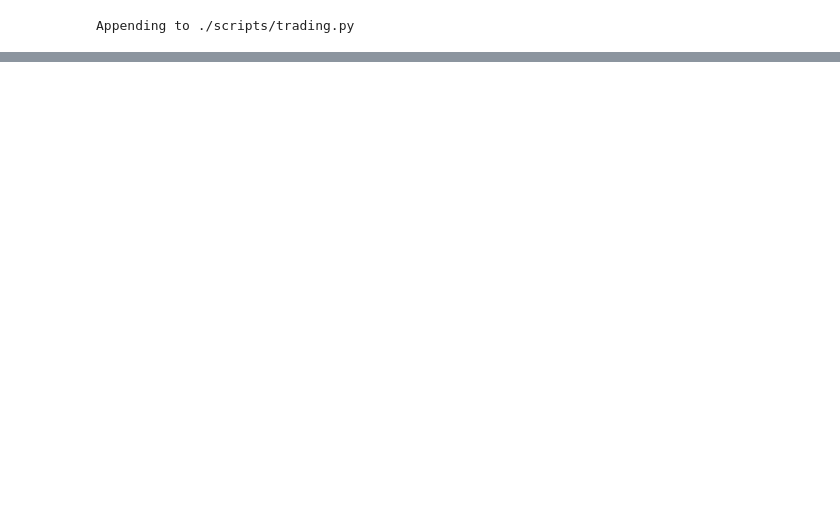
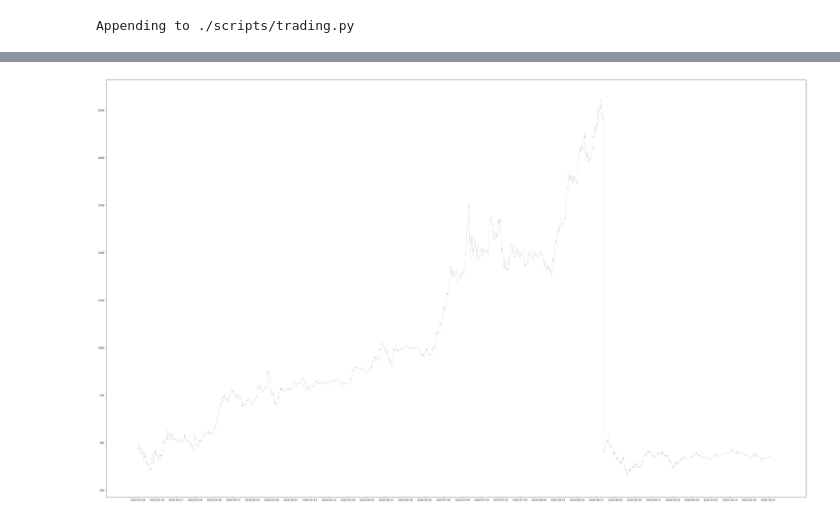
Before and after one commit to AutoBuySell/Manual_algorithm, a Jupyter notebook: data_handling.ipynb, the cells around one changed output, grey strips where cells are left out. Drawn from its saved outputs; the diff is of its cells as text; code cells hidden in the pictures; blank space fills up the shorter version.

Commit message:
Feat/visualizing setting

```diff
--- a/data_handling.ipynb
+++ b/data_handling.ipynb
@@ -204,0 +228,3 @@ symbol: TSLA, thresholds: (0.03, 0.03), duration: 1, gradient_threshold: 0.01, r
+# %%
+data = pd.read_csv('./data/market_data/alpaca_data/TSLA.csv', index_col=0)
+data
@@ -205,9 +246,11 @@ symbol: TSLA, thresholds: (0.03, 0.03), duration: 1, gradient_threshold: 0.01, r
 # %%
-ts_data = np.array(data.Open)
+# Getting-position algorithm
+ts_data = data.OpenPrice[:5000]
+ts_time = data.index[:5000]
 buying_points = []
 selling_points = []
 almost_points = []
-tsla = assets.Equity('TSLA', threshold=0.03, duration=1, thr_grad=0.01)
+tsla = assets.Equity('TSLA', threshold=0.03, duration=2, thr_grad=0.01)
 start_time = 0
 for i in range(1, len(ts_data)):
     buy_diff_thr = ts_data[start_time] * tsla.thr_buy
@@ -218,16 +261,16 @@ for i in range(1, len(ts_data)):
 
     if bool_diff and bool_dur and bool_grad:
         almost_points.append(i)
-        print(i, (ts_data[i] - ts_data[i - 2]), ts_data[start_time], (ts_data[i] - ts_data[i - 2]) / ts_data[start_time])
+        # print(i, (ts_data[i] - ts_data[i - 2]), ts_data[start_time], (ts_data[i] - ts_data[i - 2]) / ts_data[start_time])
         if ts_data[i] < ts_data[start_time]:
             bool_rebound = -0.005 + tsla.reb < (ts_data[i] - ts_data[i - 2]) / ts_data[start_time]
             if bool_rebound:
-                buying_points.append((i, ts_data[i]))
+                buying_points.append((ts_time[i], ts_data[i]))
                 start_time = i
         else:
             bool_rebound = (ts_data[i] - ts_data[i - 2]) / ts_data[start_time] < 0.005 + tsla.reb
             if bool_rebound:
-                selling_points.append((i, ts_data[i]))
+                selling_points.append((ts_time[i], ts_data[i]))
                 start_time = i
 
     if (i - start_time) / 12 >= tsla.dur * 2 and not bool_grad:
@@ -262,0 +298,12 @@ plt.scatter([x[0] for x in selling_points], [x[1] for x in selling_points], s=1,
+# %%
+# Releasing-position algorithm
+exit_points = []
+for point, buying_price in buying_points:
+    curr = ts_time.get_loc(point)
+    while curr < len(ts_data):
+        if ts_data[curr] > buying_price * (1 + 0.01):
+            bool_rebound = (ts_data[curr] - ts_data[curr - 8]) / buying_price < 0.005 + tsla.reb
+            if bool_rebound:
+                exit_points.append((ts_time[curr], ts_data[curr]))
+                break
+        curr += 1
@@ -262,0 +330,9 @@ plt.scatter([x[0] for x in selling_points], [x[1] for x in selling_points], s=1,
+# %%
+#%matplotlib notebook
+%matplotlib inline
+
+from scripts import utils
+
+utils.visualize(ts_time, ts_data, buying_points, selling_points, exit_points)
+# %% [output]
+[figure, added]
```
Also changed, not shown: parts of 13 cells of this notebook, 4 other files.
